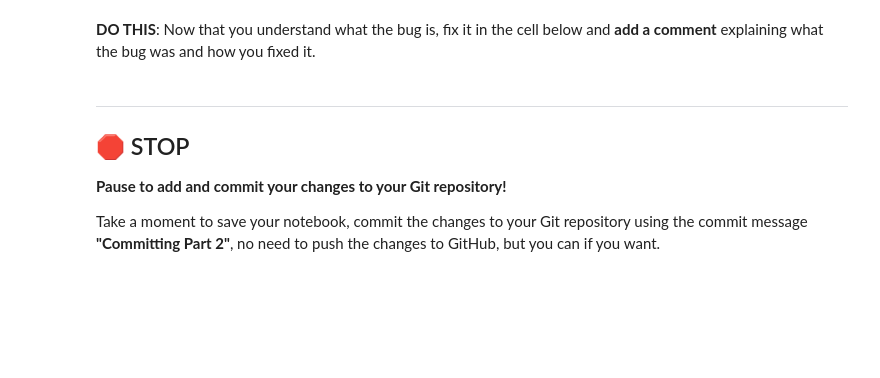
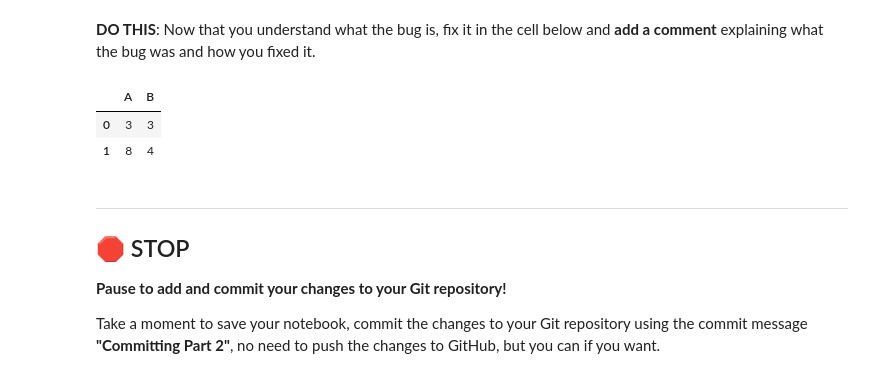
Before and after one commit to Ptona32/CMSE202-s26-turnin, a Jupyter notebook: hw-01/HW-01_GitPracticeDebuggingPythonPackagesAndClasses-STUDENT.ipynb, the cells around one changed output. Saved outputs shown, nothing was run; the diff lists cells and outputs as text; code cells hidden in the pictures; blank space fills up the shorter version.

```diff
--- a/hw-01/HW-01_GitPracticeDebuggingPythonPackagesAndClasses-STUDENT.ipynb
+++ b/hw-01/HW-01_GitPracticeDebuggingPythonPackagesAndClasses-STUDENT.ipynb
@@ -271,3 +300,13 @@ If you need to write any code to explore the nature of the bug, please do so in
+# %%
+# Put your non-buggy code here
+#You cannot multipy a string by an integer, you need to change it with somethings such as .astype(int) to change it to an integer
+df = pd.DataFrame({'A': ['1', '2'], 'B': [3, 4]})
+df['A'] = df['A'].astype(int) * df['B']
+df
+# %% [output]
+|  | A | B |
+| 0 | 3 | 3 |
+| 1 | 8 | 4 |
 # %% [markdown]
 ---
 ## &#128721; STOP
```
Also changed, not shown: parts of 8 cells of this notebook.
